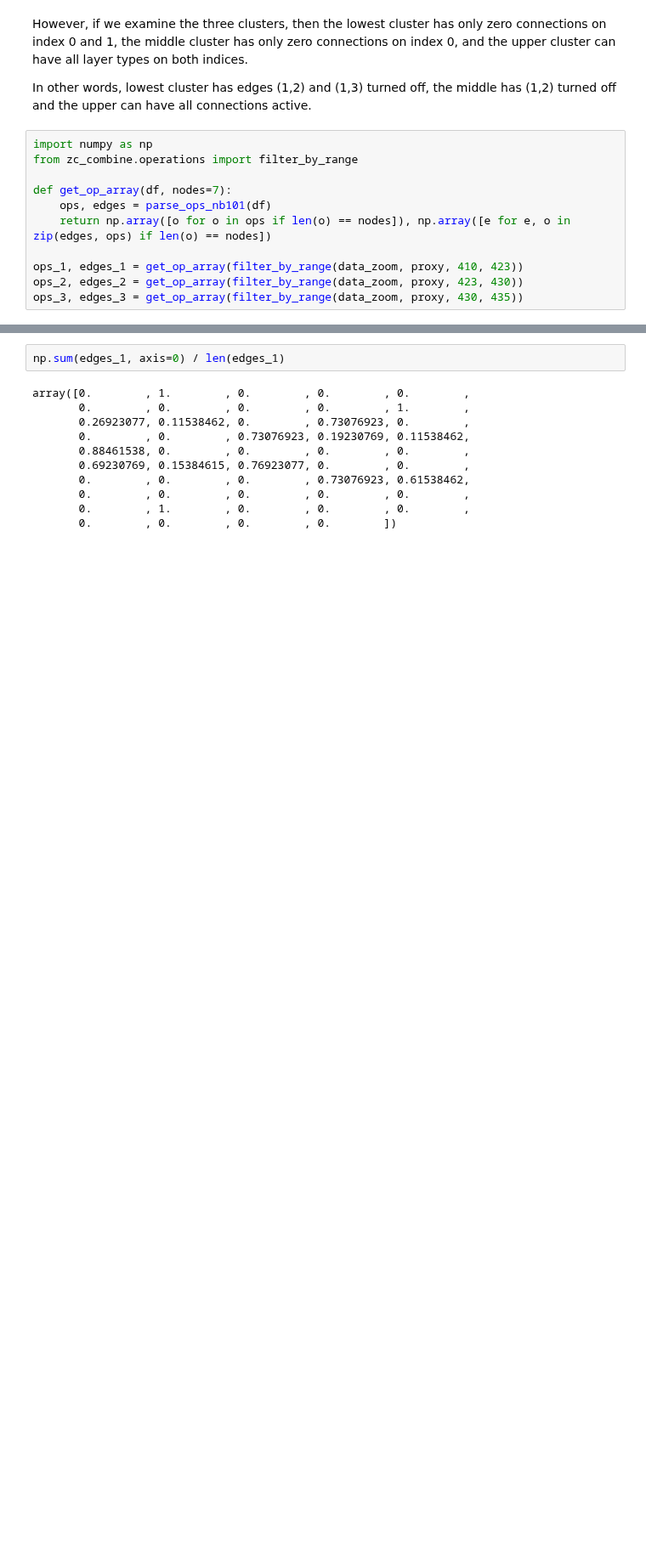
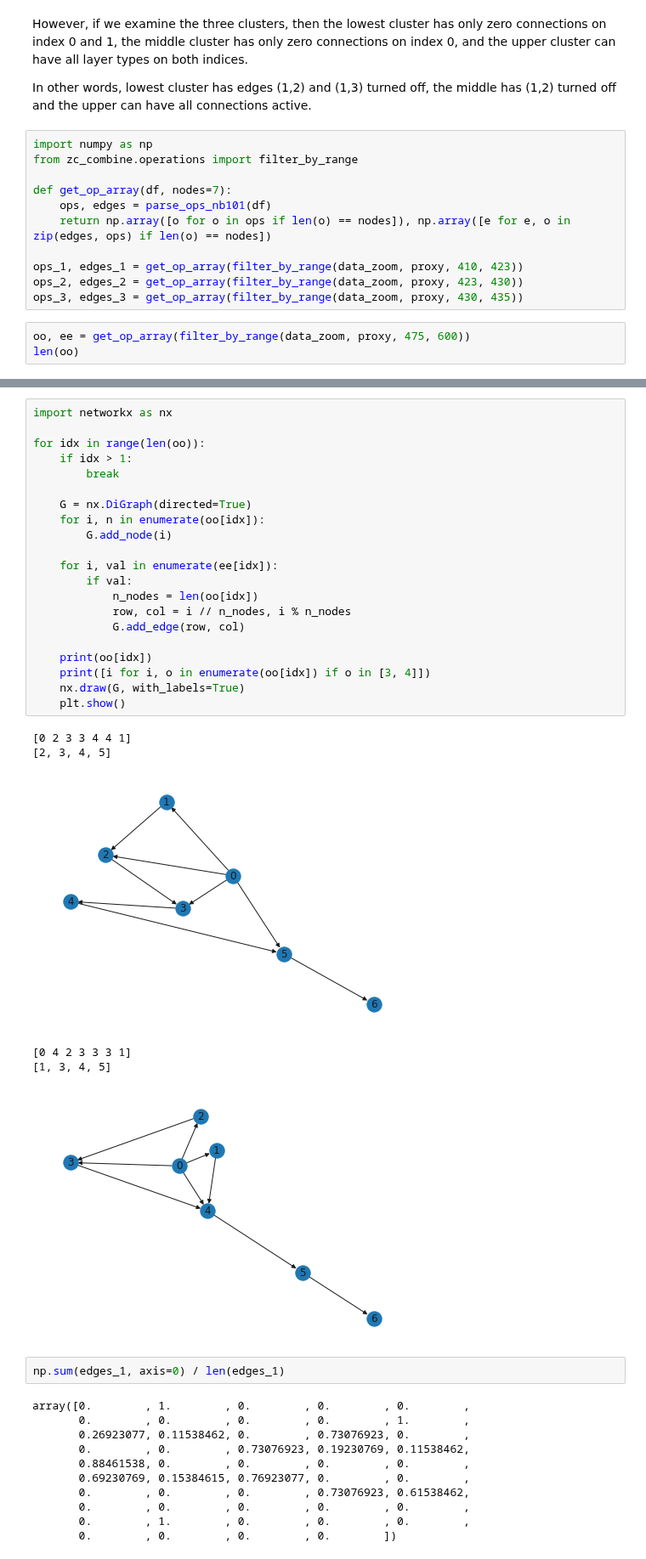
Before and after one commit to gabikadlecova/zc_combine, a Jupyter notebook: nwot_problems/nb101.ipynb, the cells around one changed output, grey strips where cells are left out. Shown at 85% size. Cells and saved outputs as stored; diff of their text form; blank space fills up the shorter version.

```diff
--- a/nwot_problems/nb101.ipynb
+++ b/nwot_problems/nb101.ipynb
@@ -81,3 +81,6 @@ def get_op_array(df, nodes=7):
 ops_1, edges_1 = get_op_array(filter_by_range(data_zoom, proxy, 410, 423))
 ops_2, edges_2 = get_op_array(filter_by_range(data_zoom, proxy, 423, 430))
 ops_3, edges_3 = get_op_array(filter_by_range(data_zoom, proxy, 430, 435))
+# %%
+oo, ee = get_op_array(filter_by_range(data_zoom, proxy, 475, 600))
+len(oo)
@@ -84,3 +93,31 @@ ops_3, edges_3 = get_op_array(filter_by_range(data_zoom, proxy, 430, 435))
+# %%
+import networkx as nx
+
+for idx in range(len(oo)):
+    if idx > 1:
+        break
+
+    G = nx.DiGraph(directed=True)
+    for i, n in enumerate(oo[idx]):
+        G.add_node(i)
+
+    for i, val in enumerate(ee[idx]):
+        if val:
+            n_nodes = len(oo[idx])
+            row, col = i // n_nodes, i % n_nodes
+            G.add_edge(row, col)
+
+    print(oo[idx])
+    print([i for i, o in enumerate(oo[idx]) if o in [3, 4]])
+    nx.draw(G, with_labels=True)
+    plt.show()
+# %% [output]
+[0 2 3 3 4 4 1]
+[2, 3, 4, 5]
+[figure, added]
+[0 4 2 3 3 3 1]
+[1, 3, 4, 5]
+[figure, added]
 # %%
 np.sum(edges_1, axis=0) / len(edges_1)
 # %% [output]
```
Also changed, not shown: parts of 4 cells of this notebook, 8 other files.
